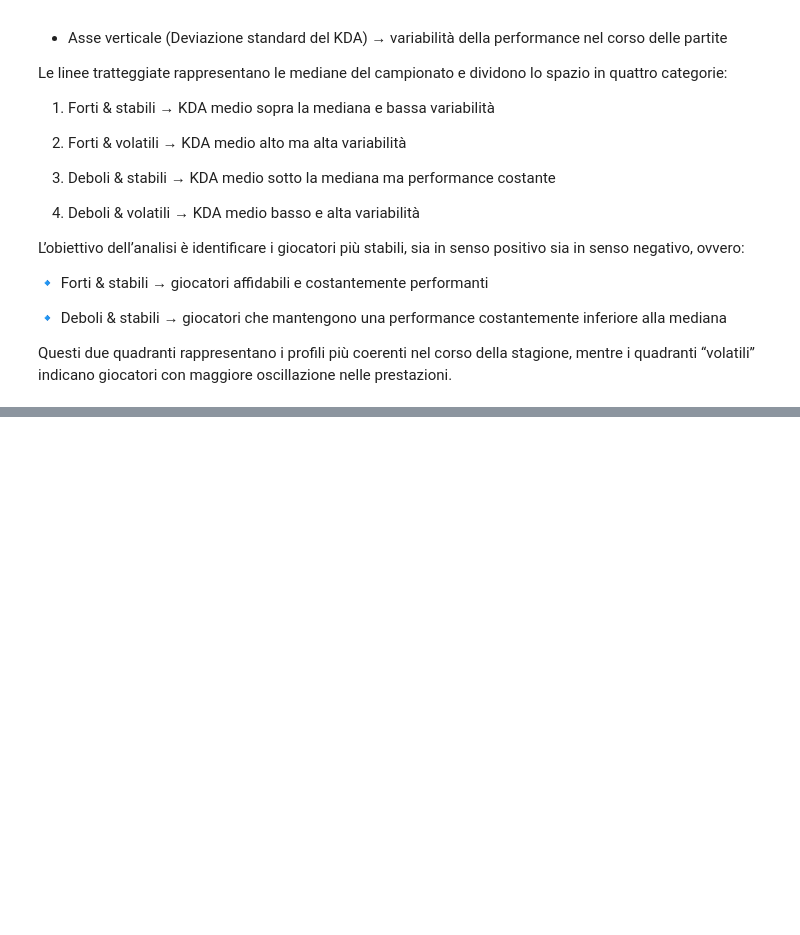
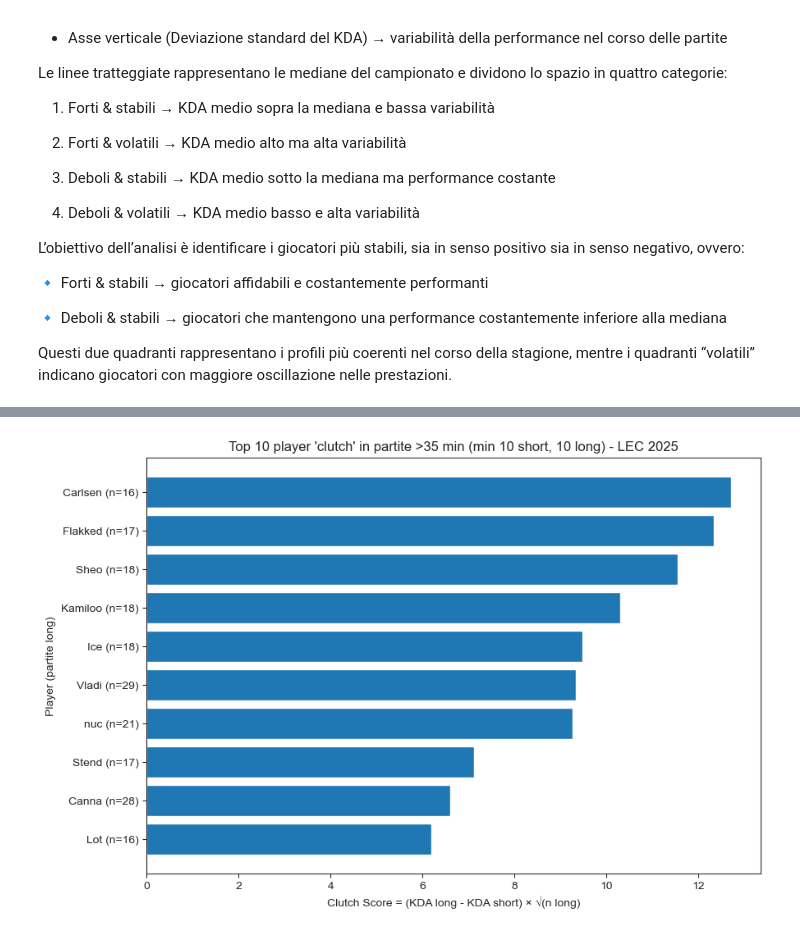
Before and after one commit to AnalystEca/G2-project-analysis, a Jupyter notebook: G2_analisi.ipynb, the cells around one changed output, grey strips where cells are left out. Saved outputs shown, nothing was run; the diff lists cells and outputs as text; code cells hidden in the pictures; blank space fills up the shorter version.

```diff
--- a/G2_analisi.ipynb
+++ b/G2_analisi.ipynb
@@ -2298,0 +2338,88 @@ Questi due quadranti rappresentano i profili più coerenti nel corso della stagi
+# %%
+# -----------------------------
+# 1) Preparo dataset "clutch"
+# -----------------------------
+clutch_df = lec_df[['playername', 'position', 'kills', 'deaths', 'assists', 'gamelength']].copy()
+
+# Escludo righe team
+clutch_df = clutch_df[clutch_df['position'] != 'team'].copy()
+
+# Converto durata in minuti
+clutch_df['gamelength_min'] = clutch_df['gamelength'] / 60
+
+# Definisco fase: long >35 min
+clutch_df['game_phase'] = np.where(clutch_df['gamelength_min'] > 35, 'long', 'short')
+
+# KDA per partita (gestione deaths=0)
+clutch_df['kda'] = (clutch_df['kills'] + clutch_df['assists']) / clutch_df['deaths'].replace(0, np.nan)
+
+# Tengo solo righe valide
+clutch_df = clutch_df.dropna(subset=['playername', 'kda', 'game_phase'])
+
+# ----------------------------------------
+# 2) Aggrego KDA medio e numero game per fase
+# ----------------------------------------
+player_phase = (
+    clutch_df
+    .groupby(['playername', 'game_phase'], as_index=False)
+    .agg(
+        games=('kda', 'size'),
+        avg_kda=('kda', 'mean')
+    )
+)
+
+# Pivot medie + pivot conteggi
+avg_pivot = player_phase.pivot(index='playername', columns='game_phase', values='avg_kda').reindex(columns=['short', 'long'])
+cnt_pivot = player_phase.pivot(index='playername', columns='game_phase', values='games').reindex(columns=['short', 'long'])
+
+# Dataset finale
+result_df = (
+    avg_pivot.join(cnt_pivot, rsuffix='_games')
+    .rename(columns={'short_games': 'games_short', 'long_games': 'games_long'})
+    .reset_index()
+)
+
+# Delta KDA (Long - Short)
+result_df['delta_kda'] = result_df['long'] - result_df['short']
+
+# Clutch score "pesato" per robustezza (penalizza pochi game long)
+result_df['clutch_score'] = result_df['delta_kda'] * np.sqrt(result_df['games_long'])
+
+# ----------------------------------------
+# 3) Filtro robustezza + Top 10
+# ----------------------------------------
+MIN_SHORT = 10
+MIN_LONG = 10
+
+filtered = result_df[
+    (result_df['games_short'] >= MIN_SHORT) &
+    (result_df['games_long'] >= MIN_LONG)
+].copy()
+
+top10 = (
+    filtered
+    .sort_values('clutch_score', ascending=False)
+    .head(10)
+    .sort_values('clutch_score')  # per barh
+)
+
+# ----------------------------------------
+# 4) Grafico: Top 10 clutch (pesato) + n long
+# ----------------------------------------
+plt.figure(figsize=(9, 6))
+labels = [f"{p} (n={int(n)})" for p, n in zip(top10['playername'], top10['games_long'])]
+
+plt.barh(labels, top10['clutch_score'])
+plt.axvline(0, linestyle='--')
+
+plt.xlabel("Clutch Score = (KDA long - KDA short) × √(n long)")
+plt.ylabel("Player (partite long)")
+plt.title(f"Top 10 player 'clutch' in partite >35 min (min {MIN_SHORT} short, {MIN_LONG} long) - LEC 2025")
+
+plt.tight_layout()
+plt.show()
+
+# (Opzionale) tabella risultati
+top10[['playername', 'games_short', 'games_long', 'short', 'long', 'delta_kda', 'clutch_score']].sort_values('clutch_score', ascending=False)
+# %% [output]
+[figure, added]
```
Also changed, not shown: parts of 15 cells of this notebook, 1 other file.
